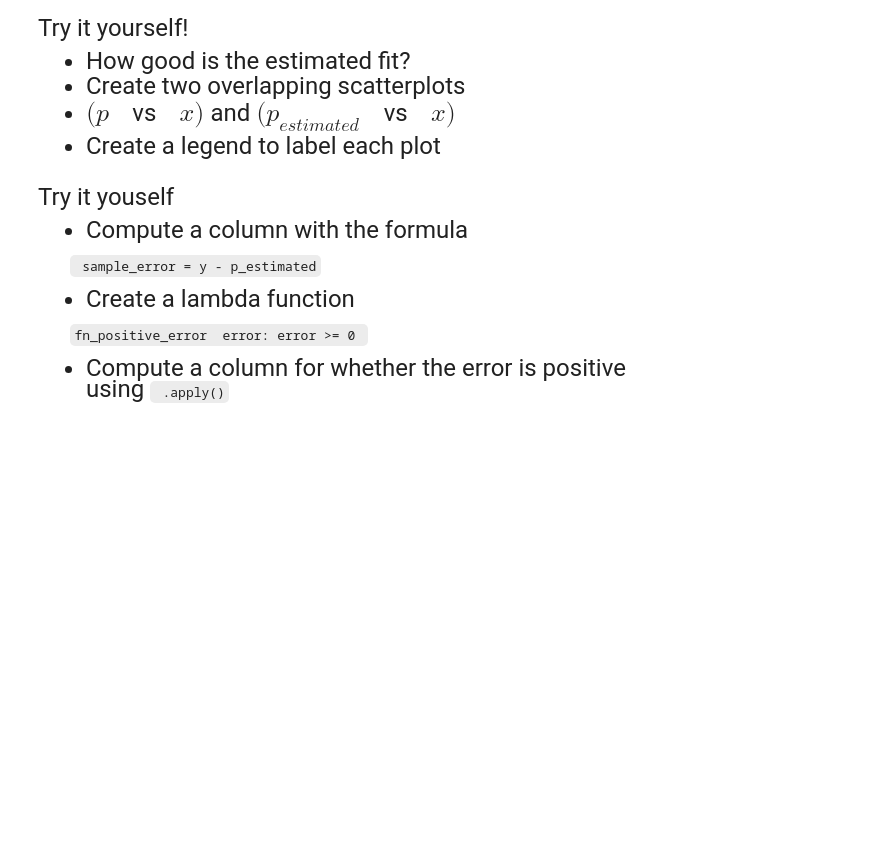
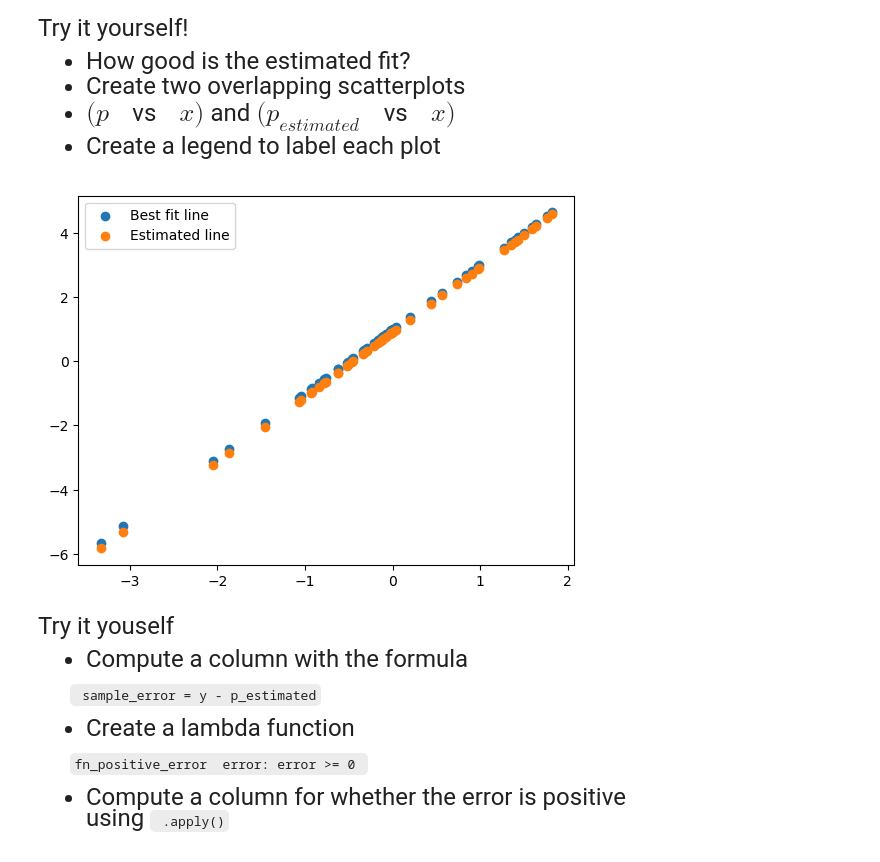
Before and after one commit to CherylllChung/Emoryqtm151-2023, a Jupyter notebook: Lecture 11/Lecture 11 personal notes.ipynb, the cells around one changed output. Drawn from its saved outputs; the diff is of its cells as text; code cells hidden in the pictures; blank space fills up the shorter version.

```diff
--- a/Lecture 11/Lecture 11 personal notes.ipynb
+++ b/Lecture 11/Lecture 11 personal notes.ipynb
@@ -226,3 +224,13 @@ Try it yourself!
+# %%
+# Write your own code
+
+plt.scatter(x = dataset["x"],y = dataset["p"])
+plt.scatter(x = dataset["x"],y = dataset["p_estimated"])
+
+plt.legend(labels = ["Best fit line","Estimated line"])
+plt.show()
+# %% [output]
+[figure, added]
 # %% [markdown]
 <font size = "5">
 
```
Also changed, not shown: parts of 4 cells of this notebook, 7 other files.
